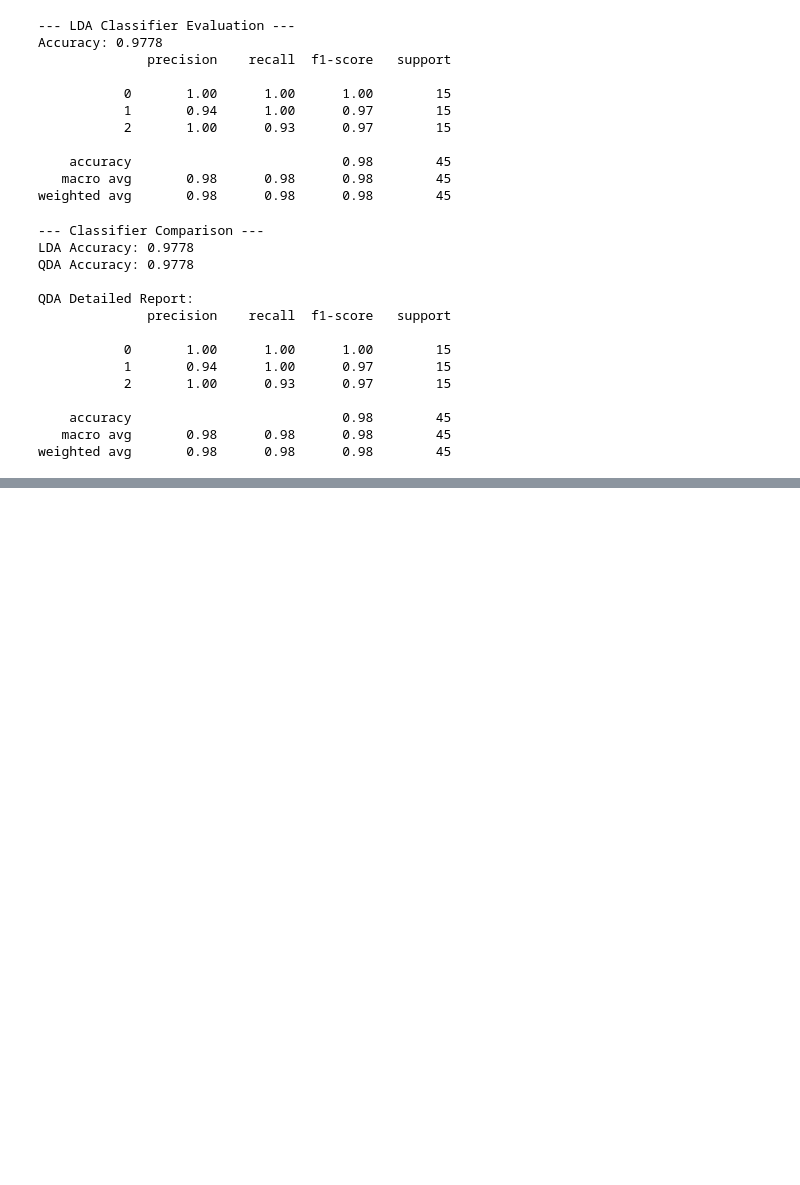
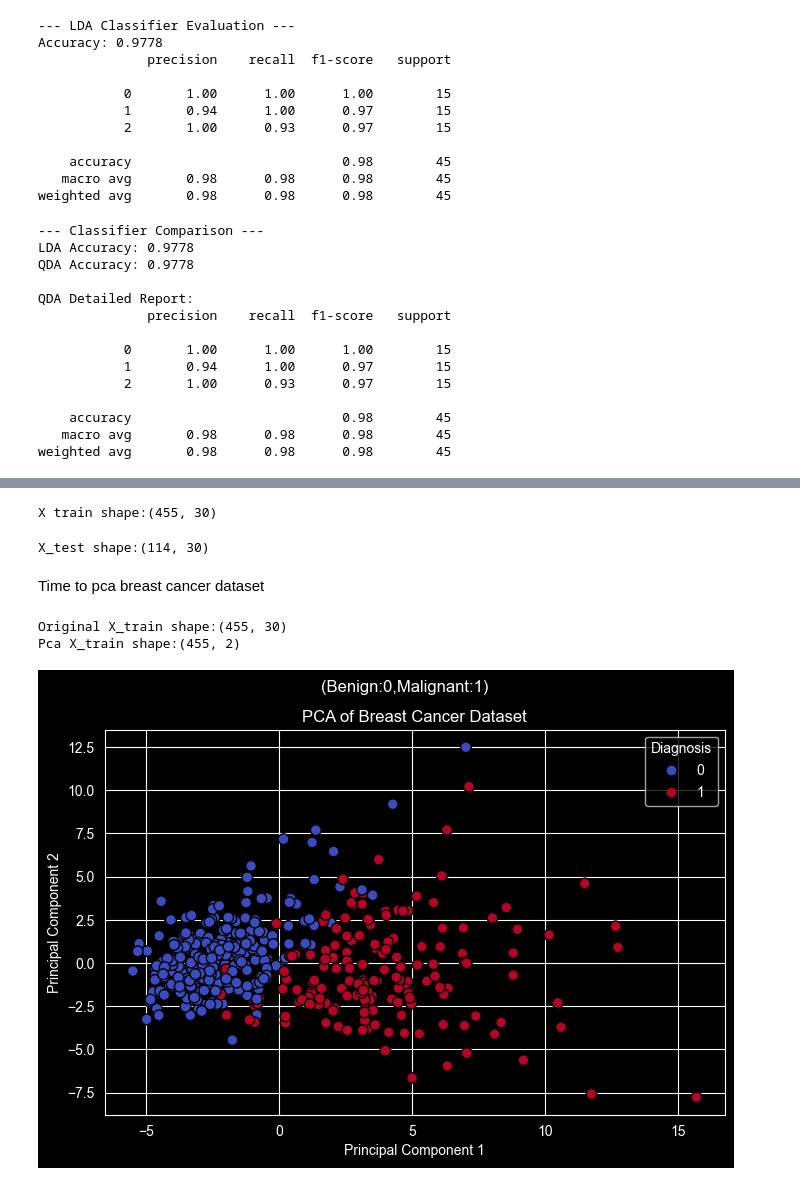
Before and after one commit to vinnipukh/learningpy, a Jupyter notebook: midterm2prep/pca.ipynb, the cells around one changed output, grey strips where cells are left out. Cells and saved outputs as stored; diff of their text form; code cells hidden in the pictures; blank space fills up the shorter version.

```diff
--- a/midterm2prep/pca.ipynb
+++ b/midterm2prep/pca.ipynb
@@ -183,0 +211,3 @@ weighted avg       0.98      0.98      0.98        45
+# %%
+X_bc = bc.drop('diagnosis',axis=1)
+y_bc = bc['diagnosis']
@@ -183,0 +222,37 @@ weighted avg       0.98      0.98      0.98        45
+# %%
+X_train_bc,X_test_bc,y_train_bc,y_test_bc = train_test_split(X_bc,y_bc,test_size=0.2,train_size=0.8,random_state=42,stratify=y_bc)
+# %%
+scaler_bc = StandardScaler()
+X_train_bc_scaled = scaler_bc.fit_transform(X_train_bc)
+X_test_bc_scaled = scaler_bc.transform(X_test_bc)
+# %%
+print(f"X train shape:{X_train_bc_scaled.shape}")
+# %% [output]
+X train shape:(455, 30)
+# %%
+print(f"X_test shape:{X_test_bc_scaled.shape}")
+# %% [output]
+X_test shape:(114, 30)
+# %% [markdown]
+Time to pca breast cancer dataset
+# %%
+pca_bc = PCA(n_components=2)
+X_train_pca_bc = pca_bc.fit_transform(X_train_bc_scaled)
+X_test_pca_bc = pca_bc.transform(X_test_bc_scaled)
+
+print(f"Original X_train shape:{X_train_bc_scaled.shape}")
+print(f"Pca X_train shape:{X_train_pca_bc.shape}")
+# %% [output]
+Original X_train shape:(455, 30)
+Pca X_train shape:(455, 2)
+# %%
+plt.figure(figsize=(8,5))
+scatter= plt.scatter(X_train_pca_bc[:,0],X_train_pca_bc[:,1],c=y_train_bc,cmap="coolwarm",edgecolor='k',s=60)
+plt.title("PCA of Breast Cancer Dataset")
+plt.suptitle("(Benign:0,Malignant:1)")
+plt.xlabel("Principal Component 1")
+plt.ylabel("Principal Component 2")
+plt.legend(*scatter.legend_elements(),title="Diagnosis")
+plt.show()
+# %% [output]
+[figure, added]
```
Also changed, not shown: parts of 13 cells of this notebook.
